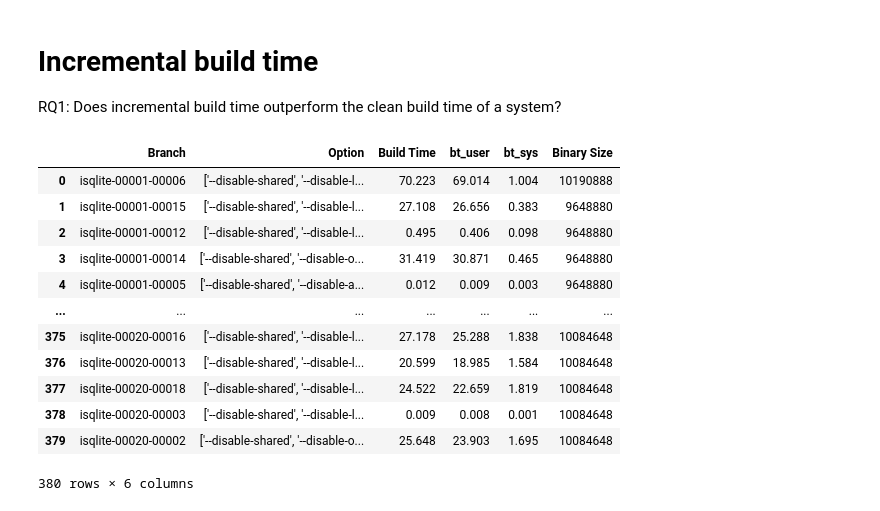
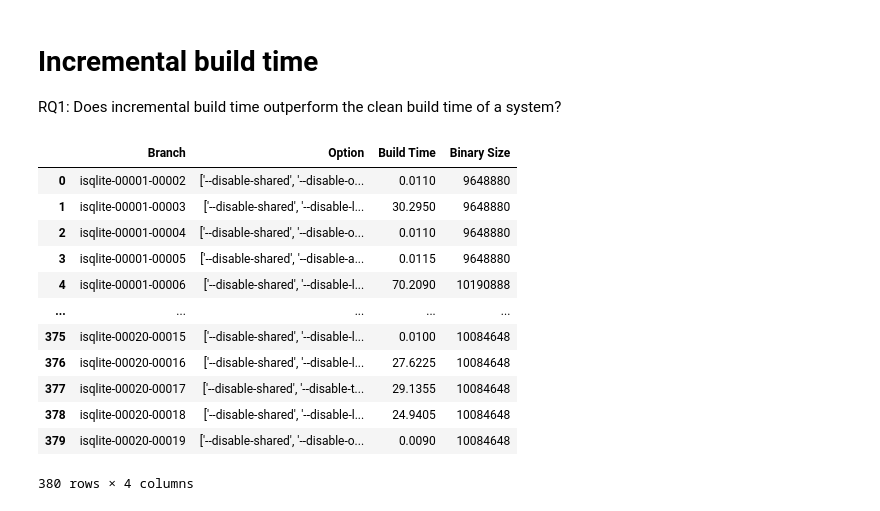
Before and after one commit to ternava/Incremental-build, a Jupyter notebook: notebooks/rez_sample_03I/incremental_build_time.ipynb, the cells around one changed output. Saved outputs shown, nothing was run; the diff lists cells and outputs as text; code cells hidden in the pictures.

```diff
--- a/notebooks/rez_sample_03I/incremental_build_time.ipynb
+++ b/notebooks/rez_sample_03I/incremental_build_time.ipynb
@@ -7,26 +7,26 @@ import pandas as pd
 import numpy as np
 # %%
 # Will show the incremental build time and the executable's binary size for all system's configurations
-path = '/home/xternava/Documents/GitHub/Incremental-build/data/rez_sample_04I/'
+path = '/home/xternava/Documents/GitHub/Incremental-build/data/rez_sample_03ALL/'
 #path = '/src/data/'
 df = pd.read_csv(path + 'buildtime_di1.csv')
 df.columns
 df = df.rename(columns = {"bt_real": "Build Time", "BinarySize": "Binary Size"})
 df
 # %% [output]
-|  | Branch | Option | Build Time | bt_user | bt_sys | Binary Size |
-| 0 | isqlite-00001-00006 | ['--disable-shared', '--disable-l... | 70.223 | 69.014 | 1.004 | 10190888 |
-| 1 | isqlite-00001-00015 | ['--disable-shared', '--disable-l... | 27.108 | 26.656 | 0.383 | 9648880 |
-| 2 | isqlite-00001-00012 | ['--disable-shared', '--disable-l... | 0.495 | 0.406 | 0.098 | 9648880 |
-| 3 | isqlite-00001-00014 | ['--disable-shared', '--disable-o... | 31.419 | 30.871 | 0.465 | 9648880 |
-| 4 | isqlite-00001-00005 | ['--disable-shared', '--disable-a... | 0.012 | 0.009 | 0.003 | 9648880 |
-| ... | ... | ... | ... | ... | ... | ... |
-| 375 | isqlite-00020-00016 | ['--disable-shared', '--disable-l... | 27.178 | 25.288 | 1.838 | 10084648 |
-| 376 | isqlite-00020-00013 | ['--disable-shared', '--disable-l... | 20.599 | 18.985 | 1.584 | 10084648 |
-| 377 | isqlite-00020-00018 | ['--disable-shared', '--disable-l... | 24.522 | 22.659 | 1.819 | 10084648 |
-| 378 | isqlite-00020-00003 | ['--disable-shared', '--disable-l... | 0.009 | 0.008 | 0.001 | 10084648 |
-| 379 | isqlite-00020-00002 | ['--disable-shared', '--disable-o... | 25.648 | 23.903 | 1.695 | 10084648 |
+|  | Branch | Option | Build Time | Binary Size |
+| 0 | isqlite-00001-00002 | ['--disable-shared', '--disable-o... | 0.0110 | 9648880 |
+| 1 | isqlite-00001-00003 | ['--disable-shared', '--disable-l... | 30.2950 | 9648880 |
+| 2 | isqlite-00001-00004 | ['--disable-shared', '--disable-o... | 0.0110 | 9648880 |
+| 3 | isqlite-00001-00005 | ['--disable-shared', '--disable-a... | 0.0115 | 9648880 |
+| 4 | isqlite-00001-00006 | ['--disable-shared', '--disable-l... | 70.2090 | 10190888 |
+| ... | ... | ... | ... | ... |
+| 375 | isqlite-00020-00015 | ['--disable-shared', '--disable-l... | 0.0100 | 10084648 |
+| 376 | isqlite-00020-00016 | ['--disable-shared', '--disable-l... | 27.6225 | 10084648 |
+| 377 | isqlite-00020-00017 | ['--disable-shared', '--disable-t... | 29.1355 | 10084648 |
+| 378 | isqlite-00020-00018 | ['--disable-shared', '--disable-l... | 24.9405 | 10084648 |
+| 379 | isqlite-00020-00019 | ['--disable-shared', '--disable-o... | 0.0090 | 10084648 |
-380 rows × 6 columns
+380 rows × 4 columns
 # %%
 # For further analyses, the branch names are extracted into separate columns
 df[['Br0', 'Br1','Br2']] = df.Branch.str.split("-",expand=True)
```
Also changed, not shown: parts of 10 cells of this notebook, 29 other files.
